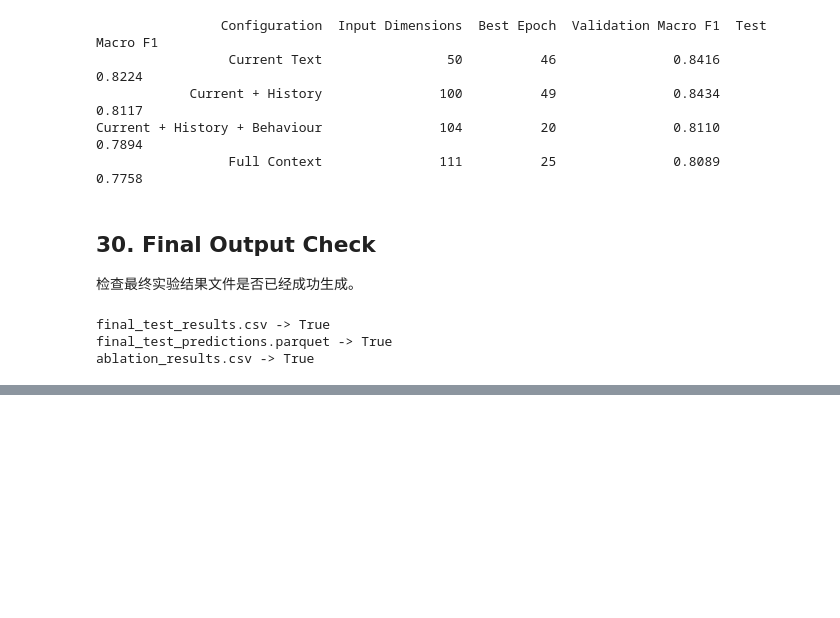
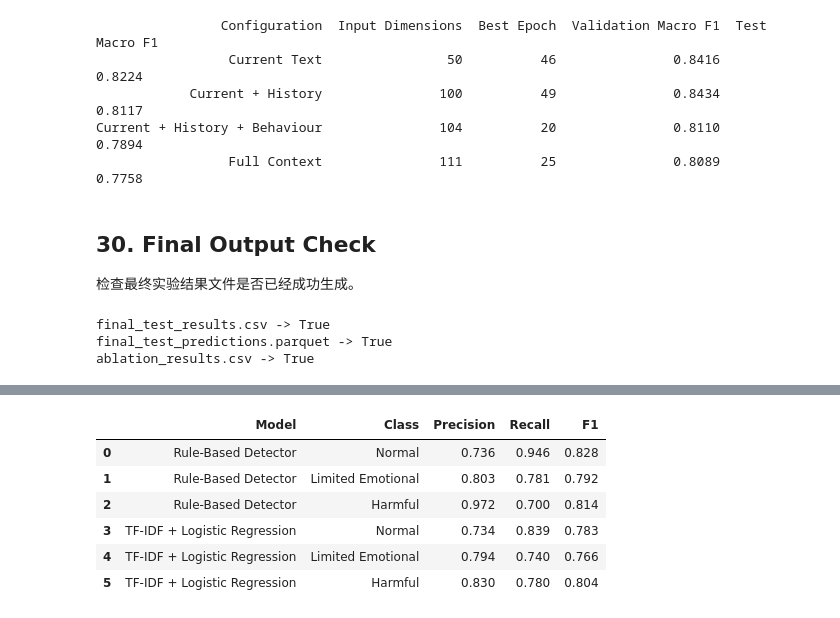
Before and after one commit to edwardyff216/aiml339, a Jupyter notebook: NoteBooks/06_evaluation.ipynb, the cells around one changed output, grey strips where cells are left out. Drawn from its saved outputs; the diff is of its cells as text; code cells hidden in the pictures; blank space fills up the shorter version.

```diff
--- a/NoteBooks/06_evaluation.ipynb
+++ b/NoteBooks/06_evaluation.ipynb
@@ -1667,0 +2271,90 @@ ablation_results.csv -> True
+# %%
+from sklearn.metrics import precision_recall_fscore_support
+import pandas as pd
+from pathlib import Path
+
+PROJECT_ROOT = Path(
+    r"D:\JupyterProject\AIML339_Toxicity"
+)
+
+predictions_path = (
+    PROJECT_ROOT
+    / "data"
+    / "processed"
+    / "final_test_predictions.parquet"
+)
+
+test_predictions = pd.read_parquet(
+    predictions_path
+)
+
+baseline_models = {
+    "Rule-Based Detector":
+        test_predictions["rule_prediction"],
+
+    "TF-IDF + Logistic Regression":
+        test_predictions["logistic_prediction"]
+}
+
+class_names = [
+    "Normal",
+    "Limited Emotional",
+    "Harmful"
+]
+
+baseline_rows = []
+
+for model_name, predictions in baseline_models.items():
+
+    precision, recall, f1, support = (
+        precision_recall_fscore_support(
+            test_predictions["label"],
+            predictions,
+            labels=[0, 1, 2],
+            zero_division=0
+        )
+    )
+
+    for i, class_name in enumerate(class_names):
+
+        baseline_rows.append({
+            "Model": model_name,
+            "Class": class_name,
+            "Precision": precision[i],
+            "Recall": recall[i],
+            "F1": f1[i]
+        })
+
+baseline_metrics_table = pd.DataFrame(
+    baseline_rows
+)
+
+baseline_metrics_table[
+    ["Precision", "Recall", "F1"]
+] = baseline_metrics_table[
+    ["Precision", "Recall", "F1"]
+].round(3)
+
+display(baseline_metrics_table)
+
+output_path = (
+    PROJECT_ROOT
+    / "data"
+    / "processed"
+    / "report_baseline_per_class_metrics.csv"
+)
+
+baseline_metrics_table.to_csv(
+    output_path,
+    index=False
+)
+
+print("Saved:", output_path)
+# %% [output]
+|  | Model | Class | Precision | Recall | F1 |
+| 0 | Rule-Based Detector | Normal | 0.736 | 0.946 | 0.828 |
+| 1 | Rule-Based Detector | Limited Emotional | 0.803 | 0.781 | 0.792 |
+| 2 | Rule-Based Detector | Harmful | 0.972 | 0.700 | 0.814 |
+| 3 | TF-IDF + Logistic Regression | Normal | 0.734 | 0.839 | 0.783 |
+| 4 | TF-IDF + Logistic Regression | Limited Emotional | 0.794 | 0.740 | 0.766 |
+| 5 | TF-IDF + Logistic Regression | Harmful | 0.830 | 0.780 | 0.804 |
```
Also changed, not shown: parts of 21 cells of this notebook, 12 other files.
